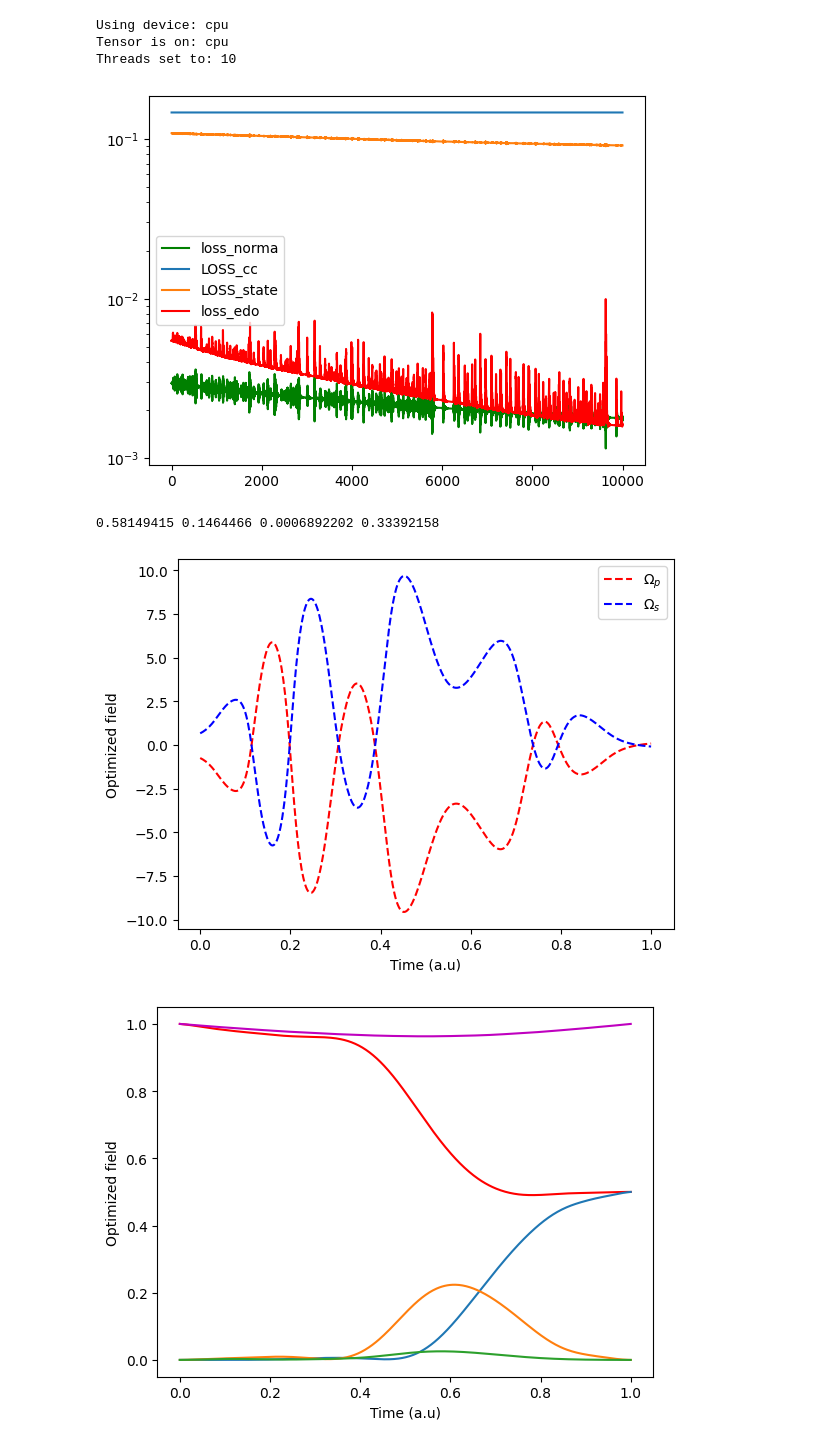
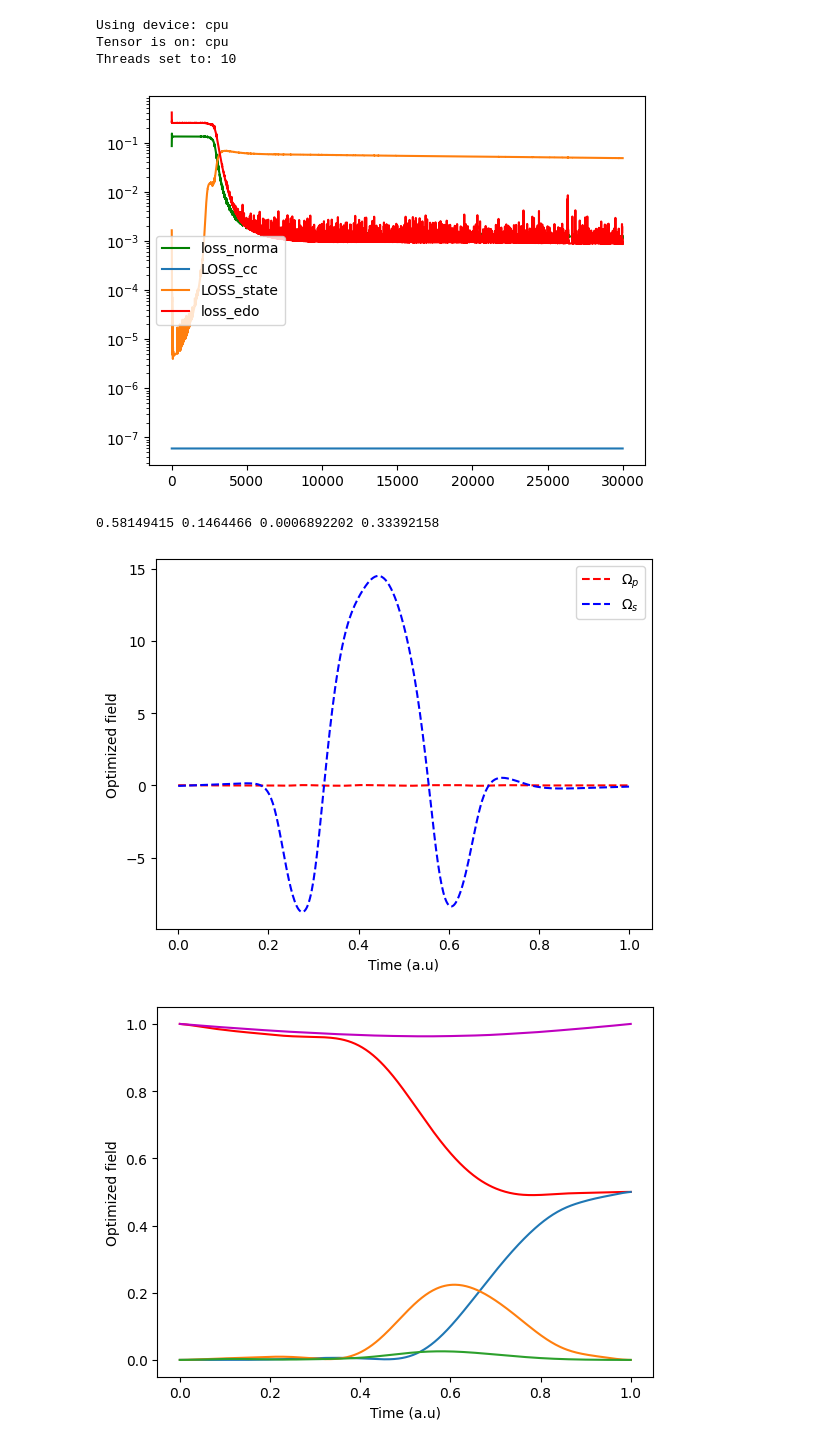
Before and after one commit to martinjimenez388/my-first-proyect, a Jupyter notebook: Vect_PINN_control_4levels_GATE_0T.ipynb, the cells around one changed output. Cells and saved outputs as stored; diff of their text form; code cells hidden in the pictures.

```diff
--- a/Vect_PINN_control_4levels_GATE_0T.ipynb
+++ b/Vect_PINN_control_4levels_GATE_0T.ipynb
@@ -69,7 +69,7 @@ class SIN(tc.nn.Module):
         return tc.sin(x)
 # %%
 tfinal      = 1
-N           = 500
+N           = 501
 Nedo=16
 Nfield=2
 # %%
@@ -149,12 +149,11 @@ def calculate_all_losses(Nedo: int, y: tc.Tensor, term1: tc.Tensor, tfinal: floa
     loss_edo = ((dx - rhs_x)**2 + (dy - rhs_y)**2).mean()
 
     ######## loss data(target conditions) #######
-    target_X = tc.tensor([0, 1, 0, 0, 1, 0, 0, 0], device=X.device, dtype=X.dtype)
-    target_Y = tc.zeros(8, device=Yc.device, dtype=Yc.dtype)
     X_T = X[-1]   # (8,)
     Y_T = Yc[-1]  # (8,)
 
-    loss_cc = ((X_T - target_X)**2 + (Y_T - target_Y)**2).mean()
+    loss_cc = (X_T * vt[::2] + Y_T * vt[1::2]).sum()
+    loss_cc = tc.abs(1. - loss_cc/2.)
 
     ####### leakage loss #######
     idx = tc.tensor([2, 3, 6, 7], device=X.device)
@@ -169,7 +168,7 @@ def calculate_all_losses(Nedo: int, y: tc.Tensor, term1: tc.Tensor, tfinal: floa
 
     return loss_edo, loss_cc, loss_state, loss_norm
 # %%
-epocas  = 10000
+epocas  = 30000
 J22=0;J33=0;J44=6.79*3
 LOSS    = []
 LOSS1   = []
@@ -184,40 +183,43 @@ def model_fn(t):
 #def model_fn(params, t):
 #    return functional_call(X_vector, params, (t,))
 
-#porta X
+#The order is R00 I00 R10 I10 R20 I20 R30 I30 R01 I01 R11 I11 R21 I21 R31 I31
+#              0   1   2   3   4   5   6   7   8   9   10  11  12  13  14  15
 SQRT12=1.0/tc.sqrt(tc.tensor(2.0))
-#v0=tc.zeros(Nedo+Nfield)
+
+#porta X: initial states are e^(i pi/4) |0> and e^(-i pi/4) |1>
+#v0=tc.zeros(Nedo)
 #v0[0]=SQRT12
 #v0[1]=SQRT12
 #v0[10]=SQRT12
 #v0[11]=-SQRT12
-#vt=tc.zeros(Nedo+Nfield)
+#vt=tc.zeros(Nedo)
 #vt[2]=SQRT12
 #vt[3]=SQRT12
 #vt[8]=SQRT12
 #vt[9]=-SQRT12
 
-#porta Hadamard
-#v0=tc.zeros(Nedo+Nfield)
+#porta Hadamard: initial states are |0> and |1>
+#v0=tc.zeros(Nedo)
 #v0[0]=1.0
 #v0[10]=1.0
-#vt=tc.zeros(Nedo+Nfield)
+#vt=tc.zeros(Nedo)
 #vt[0]=SQRT12
 #vt[2]=SQRT12
 #vt[8]=SQRT12
 #vt[10]=-SQRT12
 
-#porta S
-v0=tc.zeros(Nedo+Nfield)
+#porta S: initial states are e^(i pi/4) |0> and e^(-i pi/4) |1>
+v0=tc.zeros(Nedo)
 v0[0]=SQRT12
 v0[1]=SQRT12
 v0[10]=SQRT12
 v0[11]=-SQRT12
-vt=tc.zeros(Nedo+Nfield)
+vt=tc.zeros(Nedo)
 vt[0]=SQRT12
-vt[3]=SQRT12
+vt[1]=SQRT12
 vt[10]=SQRT12
-vt[9]=-SQRT12
+vt[11]=SQRT12
 
 for _ in tqdm(range(epocas)):
     ####### Forward pass #######
@@ -235,34 +237,34 @@ for _ in tqdm(range(epocas)):
     term1 = dN_dt[:, :Nedo]
 
     fp=time*(tfinal-time)
     dfp=(tfinal-2*time)
     fp0=(1-time/tfinal)
     fpt=time/tfinal
     tlistas = fp, dfp, fp0, fpt
 
     LOSS_edo, LOSS_cc ,Loss_state, Loss_norm = calculate_all_losses(Nedo, y, term1, tfinal, tlistas, v0, vt)
 
     ####### Loss total #######
     loss_i = LOSS_edo + 0*LOSS_cc + 0.3*Loss_state + 0*Loss_norm
 
     ####### Backpropagation #######
     opt.zero_grad()
     loss_i.backward()
     opt.step()
     LOSS1.append(LOSS_edo.cpu().detach().numpy())
     LOSS2.append(LOSS_cc.cpu().detach().numpy())
     LOSS3.append(Loss_state.cpu().detach().numpy())
     LOSS.append(Loss_norm.cpu().detach().numpy())
 
 plt.plot(LOSS,"g",label="loss_norma")
 plt.plot(LOSS2,label="LOSS_cc")
 plt.plot(LOSS3,label="LOSS_state")
 plt.plot(LOSS1,'r-',label="loss_edo")
 plt.yscale("log")
 plt.legend()
 plt.show()
 # %% [output]
-[figure, old version]
+[figure, new version]
 # %%
 print(LOSS1[0], LOSS2[0], LOSS3[0], LOSS[0])
 # %% [output]
@@ -270,16 +272,16 @@ print(LOSS1[0], LOSS2[0], LOSS3[0], LOSS[0])
 # %%
 t_points =  np.linspace(0,tfinal, N)
 # porta X
-v0t=np.zeros(Nedo+Nfield)
-v0t[0]=1.0/np.sqrt(2.0)
-v0t[1]=1.0/np.sqrt(2.0)
-v0t[10]=1.0/np.sqrt(2.0)
-v0t[11]=-1.0/np.sqrt(2.0)
-vtt=np.zeros(Nedo+Nfield)
-vtt[2]=1.0/np.sqrt(2.0)
-vtt[3]=1.0/np.sqrt(2.0)
-vtt[8]=1.0/np.sqrt(2.0)
-vtt[9]=-1.0/np.sqrt(2.0)
+#v0t=np.zeros(Nedo+Nfield)
+#v0t[0]=1.0/np.sqrt(2.0)
+#v0t[1]=1.0/np.sqrt(2.0)
+#v0t[10]=1.0/np.sqrt(2.0)
+#v0t[11]=-1.0/np.sqrt(2.0)
+#vtt=np.zeros(Nedo+Nfield)
+#vtt[2]=1.0/np.sqrt(2.0)
+#vtt[3]=1.0/np.sqrt(2.0)
+#vtt[8]=1.0/np.sqrt(2.0)
+#vtt[9]=-1.0/np.sqrt(2.0)
 
 #porta Hadamard
 #v0t=np.zeros(Nedo+Nfield)
@@ -290,6 +292,18 @@ vtt[9]=-1.0/np.sqrt(2.0)
 #vtt[2]=1.0/np.sqrt(2.0)
 #vtt[8]=1.0/np.sqrt(2.0)
 #vtt[10]=-1.0/np.sqrt(2.0)
+
+#porta S: initial states are e^(i pi/4) |0> and e^(-i pi/4) |1>
+v0t=np.zeros(Nedo)
+v0t[0]=SQRT12
+v0t[1]=SQRT12
+v0t[10]=SQRT12
+v0t[11]=-SQRT12
+vtt=np.zeros(Nedo)
+vtt[0]=SQRT12
+vtt[1]=SQRT12
+vtt[10]=SQRT12
+vtt[11]=SQRT12
 
 fpt=t_points*(tfinal-t_points)
 fp0t=(1-t_points/tfinal)
@@ -306,7 +320,7 @@ plt.show()
 for k in range(Nedo):
   X_[:,k]=fpt*X_[:,k]+fp0t*v0t[k]+fptt*vtt[k]
 # %% [output]
-[figure, old version]
+[figure, new version]
 # %%
 
 plt.plot(t_points,X_[:,0]**2+X_[:,1]**2, 'r')
```
Also changed, not shown: parts of 1 cell of this notebook.
